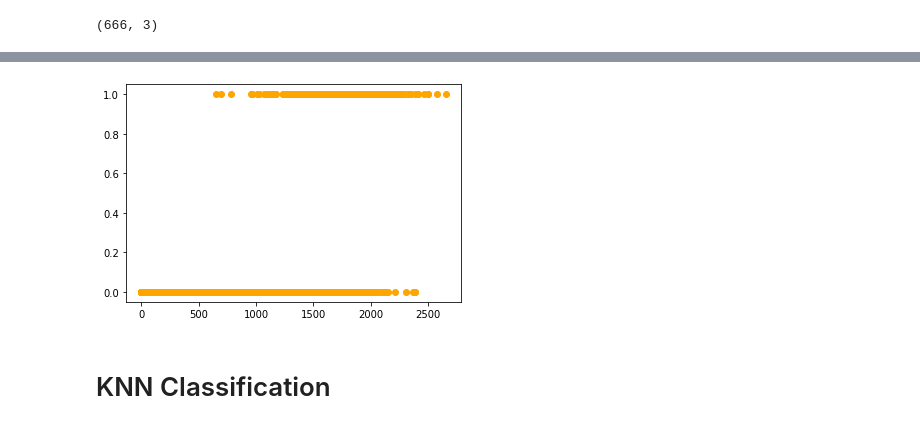
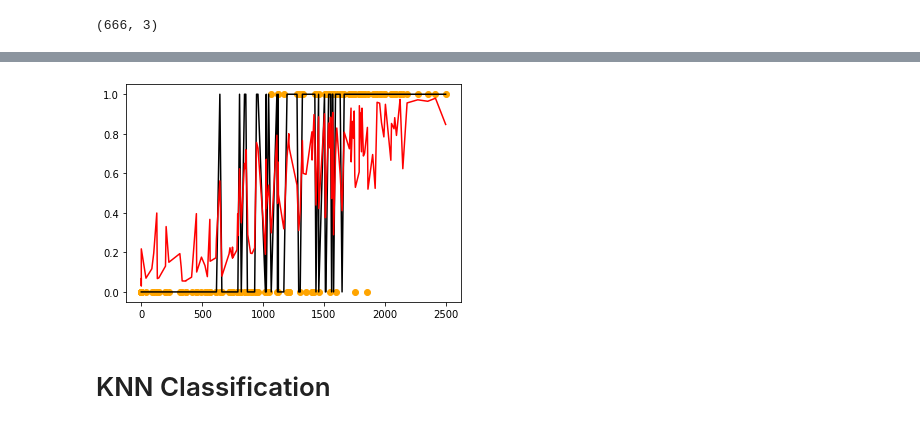
Before and after one commit to adunoluwa1/Data-Science, a Jupyter notebook: Default.ipynb, the cells around one changed output, grey strips where cells are left out. Saved outputs shown, nothing was run; the diff lists cells and outputs as text; code cells hidden in the pictures.

```diff
--- a/Default.ipynb
+++ b/Default.ipynb
@@ -238,8 +245,10 @@ False Negatives(FN) =  5
-# %%
-plt.scatter(x=df.balance, y=df.default, c='orange')
-plt.show()
-# %% [output]
-[figure, removed]
+# %%
+plt.plot(X_test[:,1], y_test,'o', c='orange')
+plt.plot(X_test[:,1],y_pred,c='black',label="Classificaion")
+plt.plot(X_test[:,1],y_pred_prob[:,1],c='red',label="Probabilities")
+plt.show()
+# %% [output]
+[figure, added]
 # %% [markdown]
 # KNN Classification
 # %%
```
Also changed, not shown: parts of 10 cells of this notebook.
